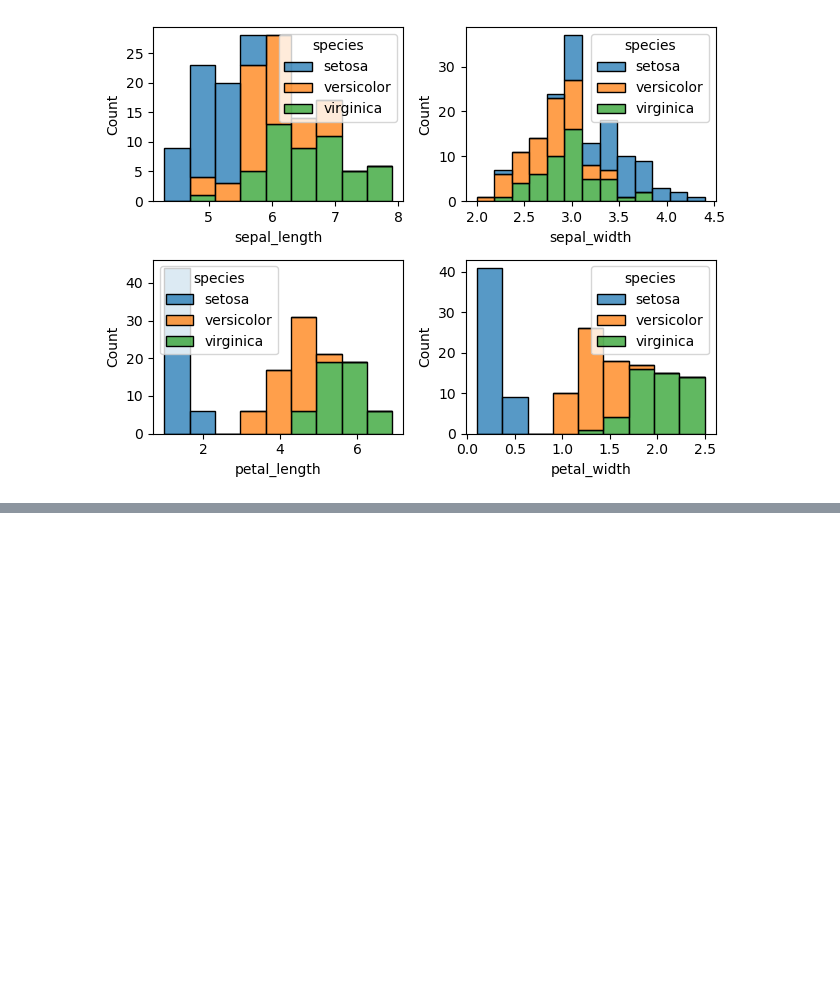
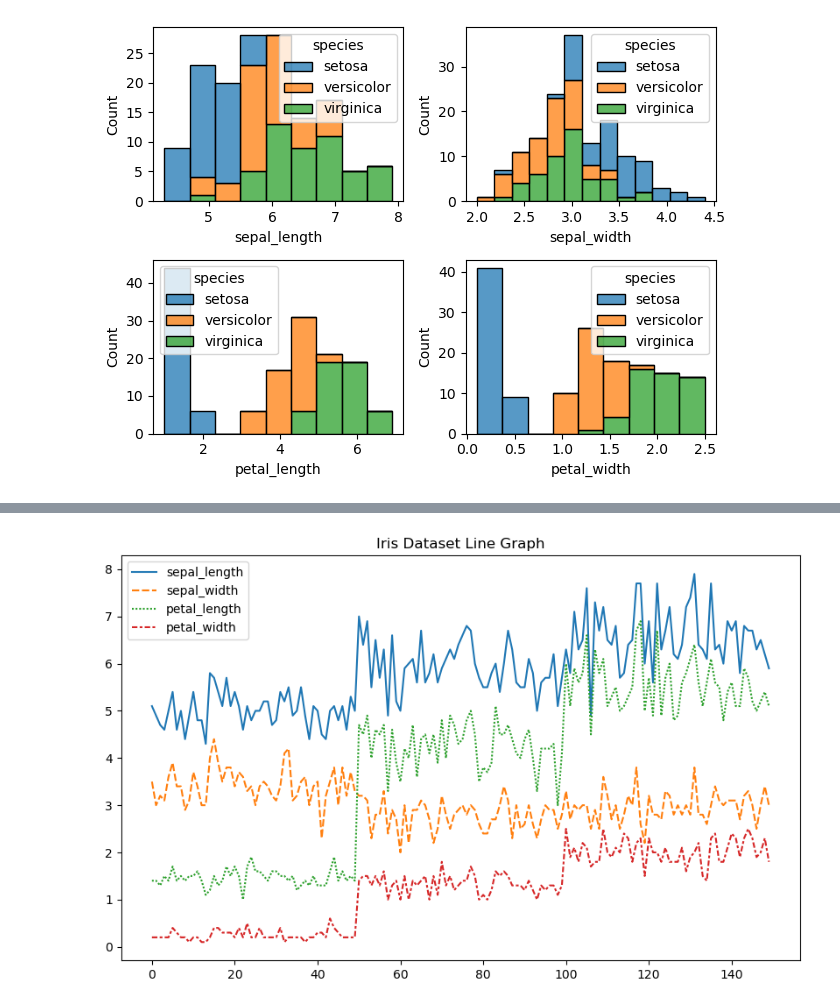
Before and after one commit to khantalha07/Machine-Learning, a Jupyter notebook: Lab 1.ipynb, the cells around one changed output, grey strips where cells are left out. Saved outputs shown, nothing was run; the diff lists cells and outputs as text; code cells hidden in the pictures; blank space fills up the shorter version.

```diff
--- a/Lab 1.ipynb
+++ b/Lab 1.ipynb
@@ -210,0 +237,7 @@ plt.show()
+# %%
+plt.figure(figsize=(10,6))
+sns.lineplot(data=df.drop(['species'], axis=1))
+plt.title('Iris Dataset Line Graph')
+plt.show()
+# %% [output]
+[figure, added]
```
Also changed, not shown: parts of 8 cells of this notebook.
